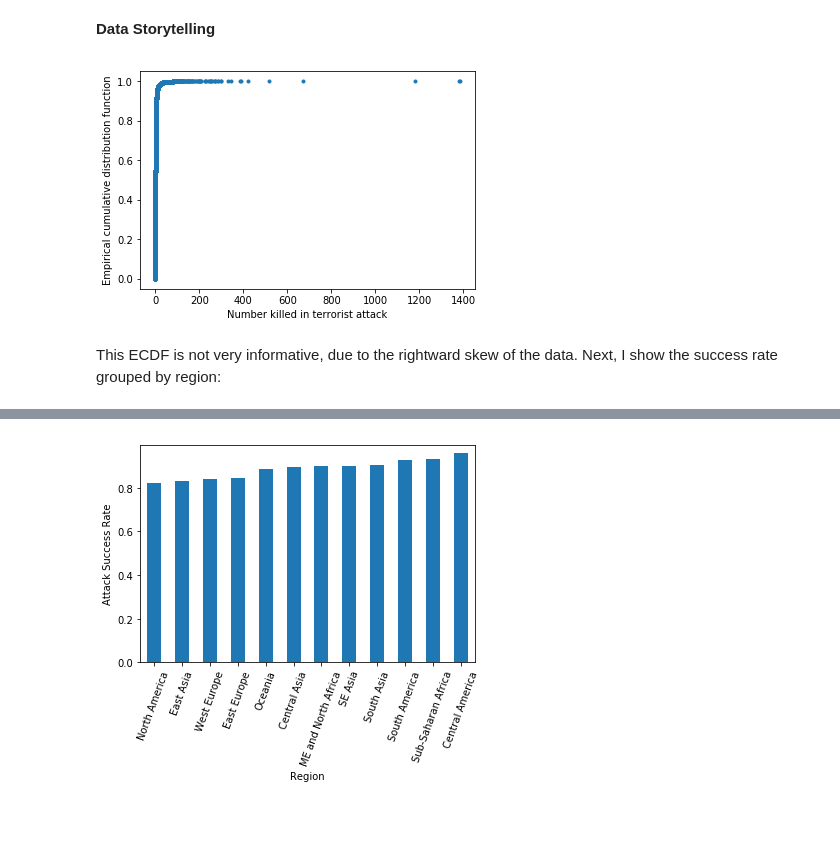
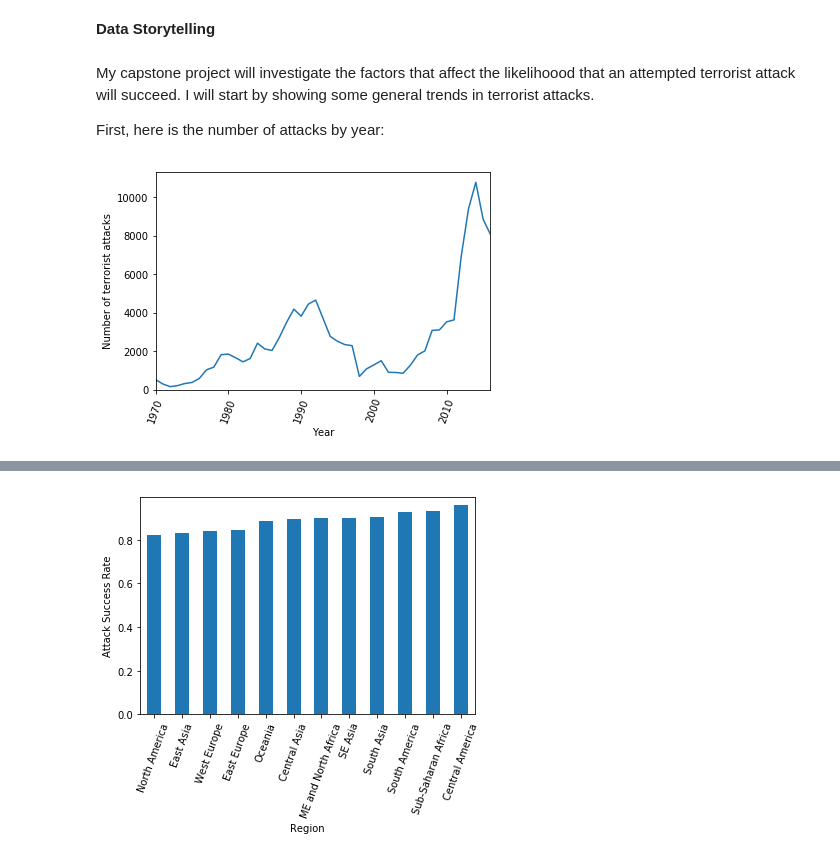
Before and after one commit to joshyou/springboard, a Jupyter notebook: Capstone_Data_Storytelling.ipynb, the cells around one changed output, grey strips where cells are left out. Saved outputs shown, nothing was run; the diff lists cells and outputs as text; code cells hidden in the pictures; blank space fills up the shorter version.

Commit message:
updated data storytelling

```diff
--- a/Capstone_Data_Storytelling.ipynb
+++ b/Capstone_Data_Storytelling.ipynb
@@ -23,11 +9,14 @@ def ecdf(data):
-# %%
-x, y = ecdf(df['nkill'])
-
-_ = plt.plot(x,y, linestyle = 'none', marker = '.')
-_ = plt.xlabel('Number killed in terrorist attack')
-_ = plt.ylabel('Empirical cumulative distribution function')
-plt.show()
-# %% [output]
-[figure, removed]
-# %% [markdown]
-This ECDF is not very informative, due to the rightward skew of the data. Next, I show the success rate grouped by region:
+# %% [markdown]
+My capstone project will investigate the factors that affect the likelihoood that an attempted terrorist attack will succeed. I will start by showing some general trends in terrorist attacks.
+
+First, here is the number of attacks by year:
+# %%
+year_counts = df.groupby(['iyear'])['iyear'].count()
+
+_ = year_counts.plot(kind='line', rot = 70)
+_ = plt.ylim(ymin = 0)
+_ = plt.xlabel('Year')
+_ = plt.ylabel('Number of terrorist attacks')
+plt.show()
+# %% [output]
+[figure, added]
```
Also changed, not shown: parts of 34 cells of this notebook, 4 other files.
